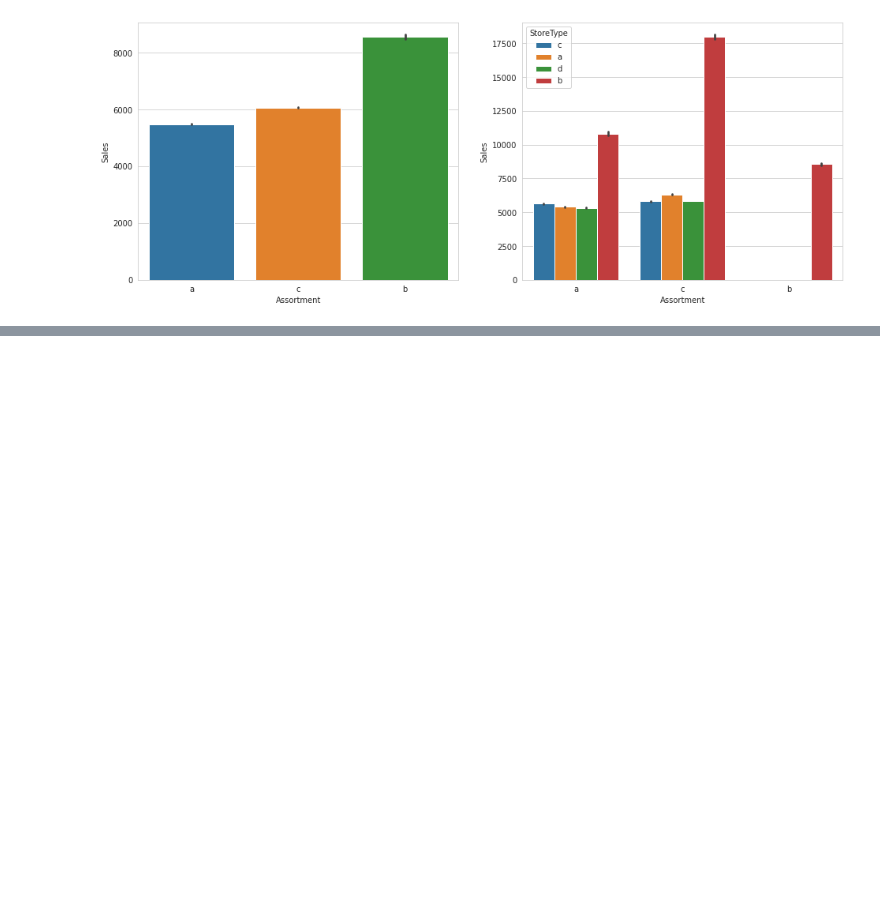
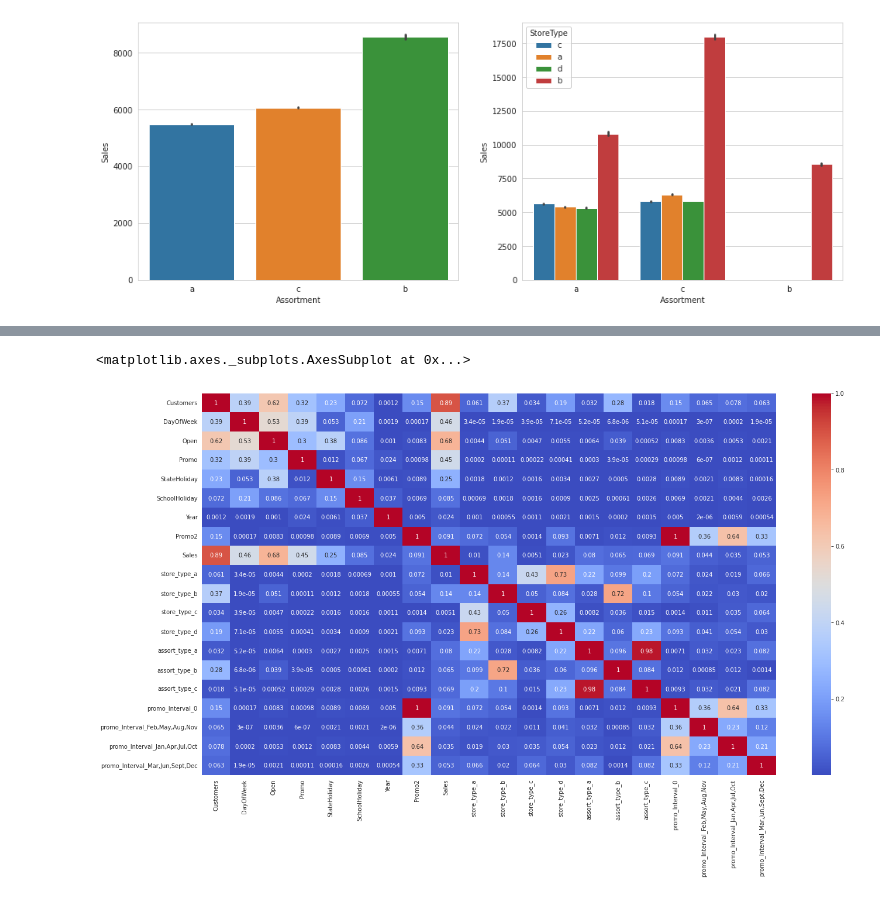
Before and after one commit to Gowthaam-K/Retail_Sales_Prediction, a Jupyter notebook: Gowthaam_Kumarasamy_Retail_Sales_Prediction_Capstone_Project.ipynb, the cells around one changed output, grey strips where cells are left out. Cells and saved outputs as stored; diff of their text form; code cells hidden in the pictures; blank space fills up the shorter version.

```diff
--- a/Gowthaam_Kumarasamy_Retail_Sales_Prediction_Capstone_Project.ipynb
+++ b/Gowthaam_Kumarasamy_Retail_Sales_Prediction_Capstone_Project.ipynb
@@ -433,0 +535,4 @@ sns.barplot(x='Assortment', y='Sales', data=df ,hue="StoreType", ax = axes[1])
+# %%
+final_columns = [ 'Customers', 'DayOfWeek' , 'Open' , 'Promo' , 'StateHoliday' , 'SchoolHoliday' , 'Year' , 'StoreType' , 'Assortment' , 'Promo2', 'PromoInterval' , 'Sales' ]
+# %%
+Sales_dataset = df[final_columns]
@@ -433,0 +550,2 @@ sns.barplot(x='Assortment', y='Sales', data=df ,hue="StoreType", ax = axes[1])
+# %%
+Sales_dataset = pd.get_dummies(Sales_dataset, columns=["StoreType", "Assortment","PromoInterval"], prefix=["store_type", "assort_type","promo_Interval"])
@@ -433,0 +561,7 @@ sns.barplot(x='Assortment', y='Sales', data=df ,hue="StoreType", ax = axes[1])
+# %%
+plt.figure(figsize=(22,12))
+correlation = Sales_dataset.corr()
+sns.heatmap(abs(correlation), annot=True, cmap='coolwarm')
+# %% [output]
+<matplotlib.axes._subplots.AxesSubplot at 0x...>
+[figure, added]
```
Also changed, not shown: parts of 19 cells of this notebook.
